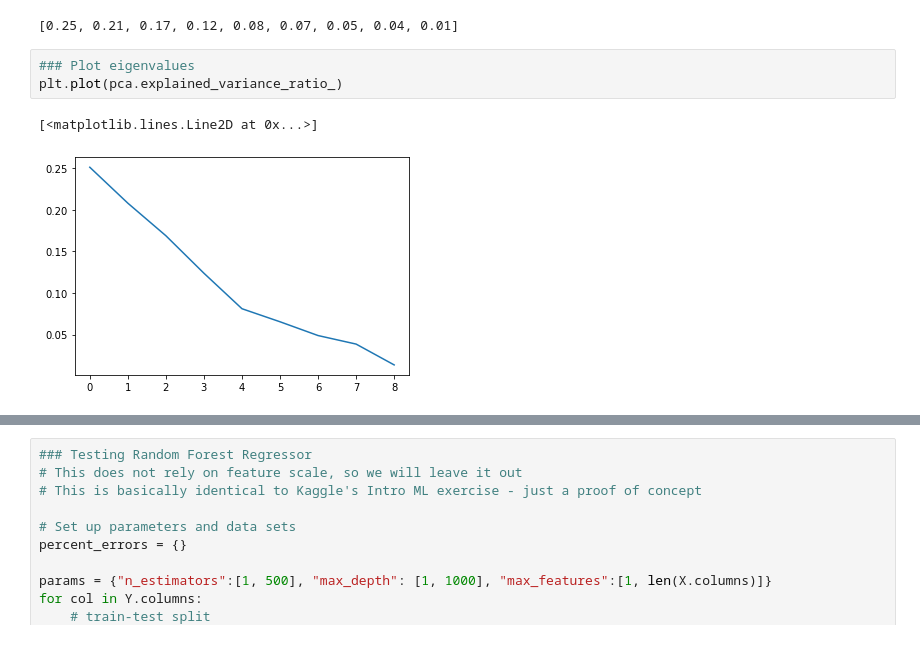
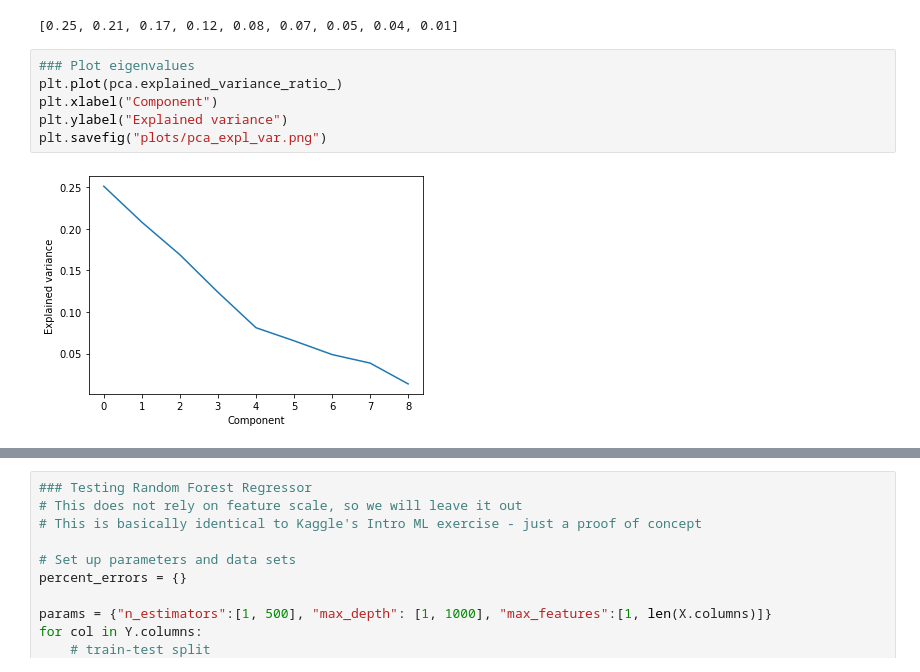
Before and after one commit to eramey16/berkeley_research, a Jupyter notebook: Keck_Performance/Keck_RandomForest_Analysis.ipynb, the cells around one changed output, grey strips where cells are left out. Cells and saved outputs as stored; diff of their text form.

Commit message:
added plots

```diff
--- a/Keck_Performance/Keck_RandomForest_Analysis.ipynb
+++ b/Keck_Performance/Keck_RandomForest_Analysis.ipynb
@@ -89,9 +89,11 @@ list(np.round(pca.explained_variance_ratio_, 2))
 # %%
 ### Plot eigenvalues
 plt.plot(pca.explained_variance_ratio_)
+plt.xlabel("Component")
+plt.ylabel("Explained variance")
+plt.savefig("plots/pca_expl_var.png")
 # %% [output]
-[<matplotlib.lines.Line2D at 0x...>]
-[figure, old version]
+[figure, new version]
 # %%
 ### Plot makeup of principal components
 x = np.arange(0, pca.n_components_)
```
Also changed, not shown: parts of 1 cell of this notebook, 3 other files.
